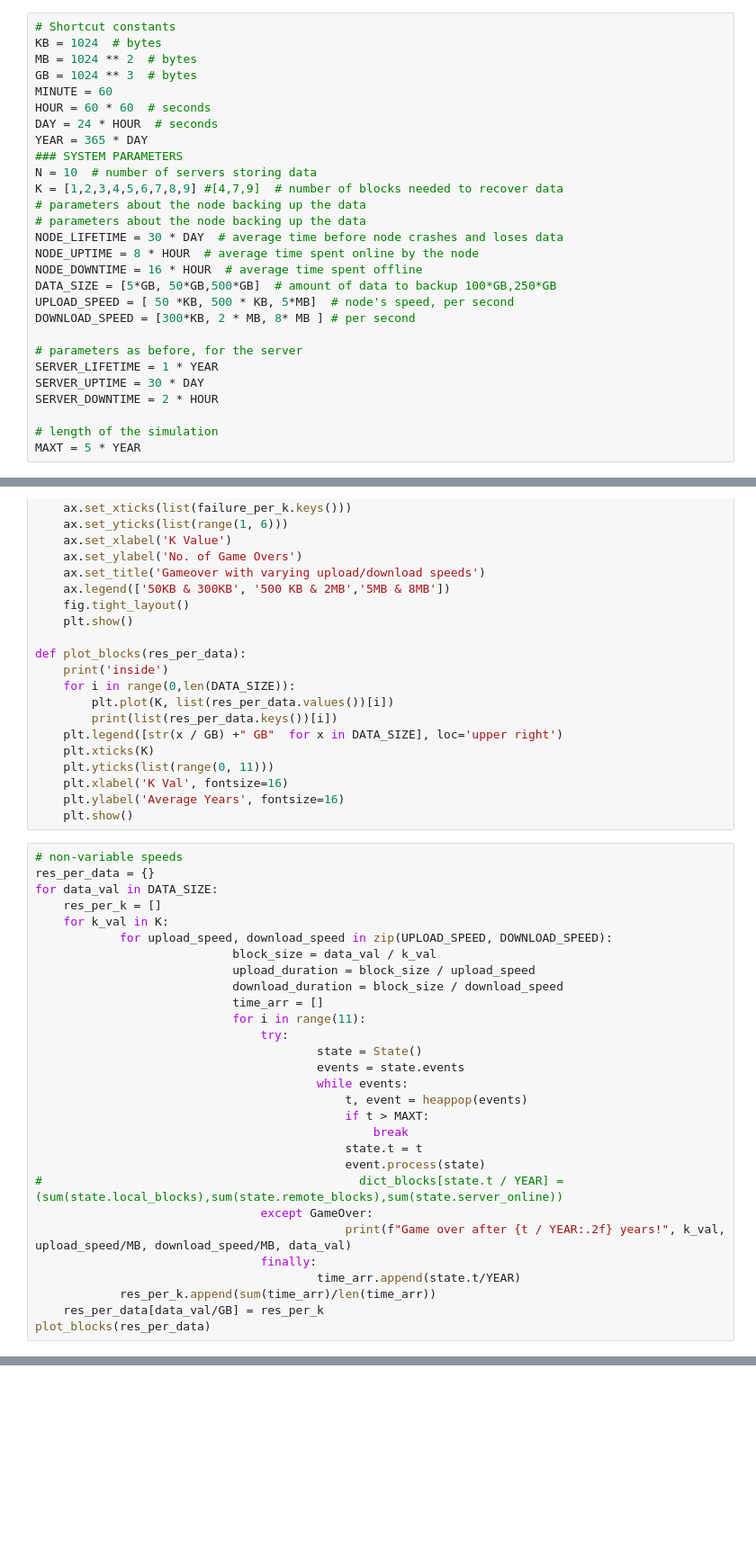
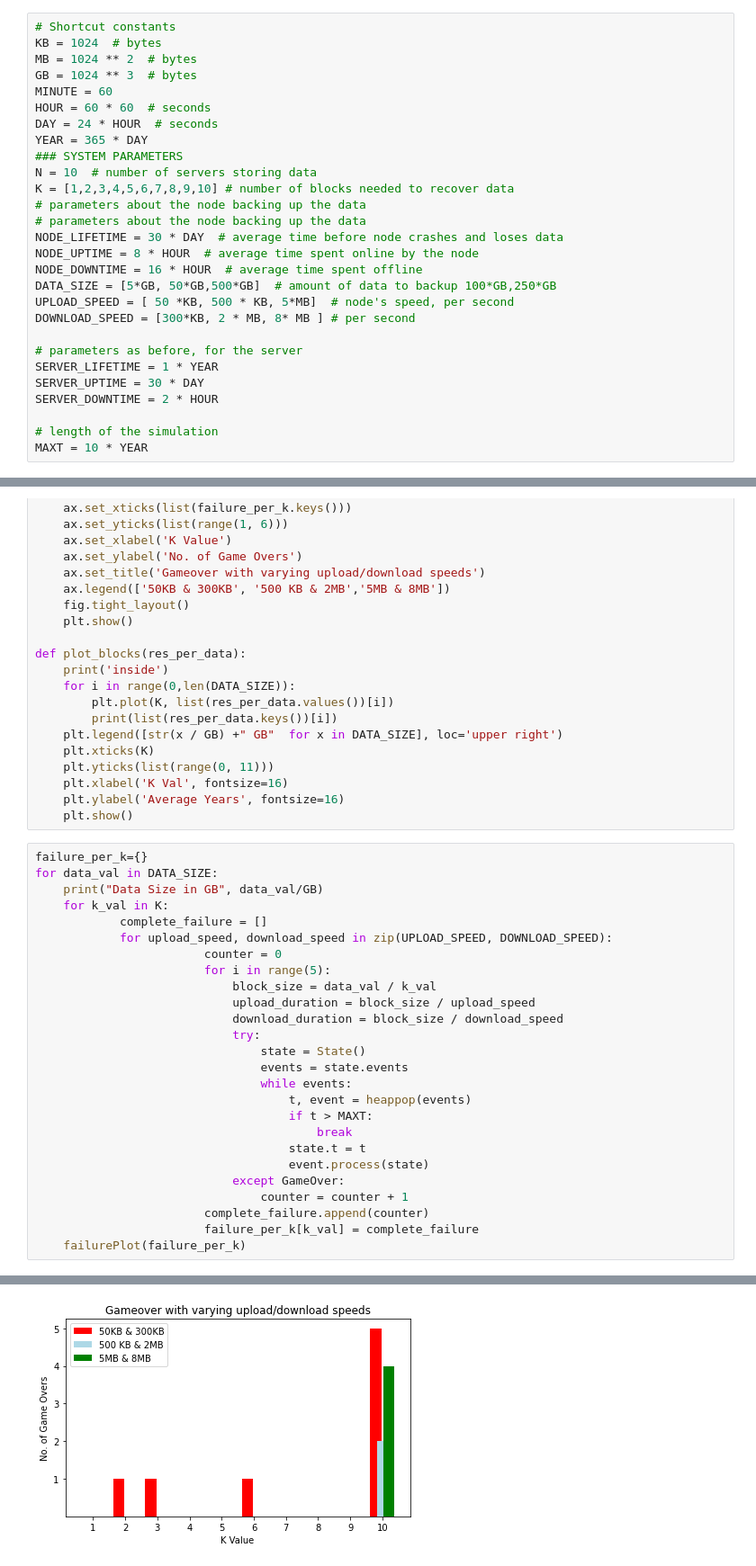
Before and after one commit to sahityacodes/DDS_Assignments, a Jupyter notebook: Assignment2/backup_redacted_single.ipynb, the cells around one changed output, grey strips where cells are left out. Shown: that part at 90% size. Cells and saved outputs as stored; diff of their text form; blank space fills up the shorter version.

```diff
--- a/Assignment2/backup_redacted_single.ipynb
+++ b/Assignment2/backup_redacted_single.ipynb
@@ -16,7 +16,7 @@ DAY = 24 * HOUR  # seconds
 YEAR = 365 * DAY
 ### SYSTEM PARAMETERS
 N = 10  # number of servers storing data
-K = [1,2,3,4,5,6,7,8,9] #[4,7,9]  # number of blocks needed to recover data
+K = [1,2,3,4,5,6,7,8,9,10] # number of blocks needed to recover data
 # parameters about the node backing up the data
 # parameters about the node backing up the data
 NODE_LIFETIME = 30 * DAY  # average time before node crashes and loses data
@@ -32,7 +32,7 @@ SERVER_UPTIME = 30 * DAY
 SERVER_DOWNTIME = 2 * HOUR
 
 # length of the simulation
-MAXT = 5 * YEAR
+MAXT = 10 * YEAR
 # %%
 def log(state, message):
     print(f'[{state.t / YEAR:5.2f} {sum(state.local_blocks):2} '
@@ -242,32 +242,29 @@ def plot_blocks(res_per_data):
     plt.ylabel('Average Years', fontsize=16)
     plt.show()
 # %%
-# non-variable speeds
-res_per_data = {}
+failure_per_k={}
 for data_val in DATA_SIZE:
-    res_per_k = []
+    print("Data Size in GB", data_val/GB)
     for k_val in K:
+            complete_failure = []
             for upload_speed, download_speed in zip(UPLOAD_SPEED, DOWNLOAD_SPEED):
+                        counter = 0
+                        for i in range(5):
                             block_size = data_val / k_val
                             upload_duration = block_size / upload_speed
                             download_duration = block_size / download_speed
-                            time_arr = []
-                            for i in range(11):
-                                try:
-                                        state = State()
-                                        events = state.events
-                                        while events:
-                                            t, event = heappop(events)
-                                            if t > MAXT:
-                                                break
-                                            state.t = t
-                                            event.process(state)
-#                                             dict_blocks[state.t / YEAR] = (sum(state.local_blocks),sum(state.remote_blocks),sum(state.server_online))
-                                except GameOver:
-                                            print(f"Game over after {t / YEAR:.2f} years!", k_val, upload_speed/MB, download_speed/MB, data_val)
-                                finally:
-                                        time_arr.append(state.t/YEAR)
-            res_per_k.append(sum(time_arr)/len(time_arr))
-    res_per_data[data_val/GB] = res_per_k
-plot_blocks(res_per_data)
+                            try:
+                                state = State()
+                                events = state.events
+                                while events:
+                                    t, event = heappop(events)
+                                    if t > MAXT:
+                                        break
+                                    state.t = t
+                                    event.process(state)
+                            except GameOver:
+                                counter = counter + 1
+                        complete_failure.append(counter)
+                        failure_per_k[k_val] = complete_failure
+    failurePlot(failure_per_k)
 # %% [output]
@@ -274,0 +272 @@ KeyboardInterrupt:
+[figure, added]
```
Also changed, not shown: parts of 3 cells of this notebook.
